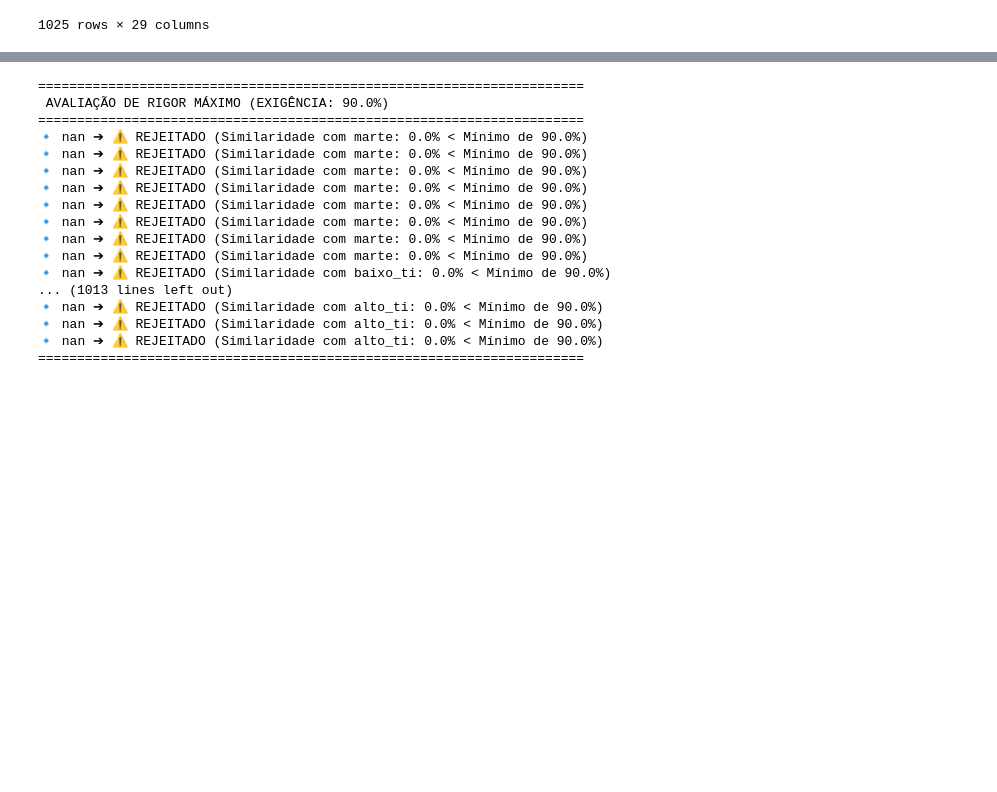
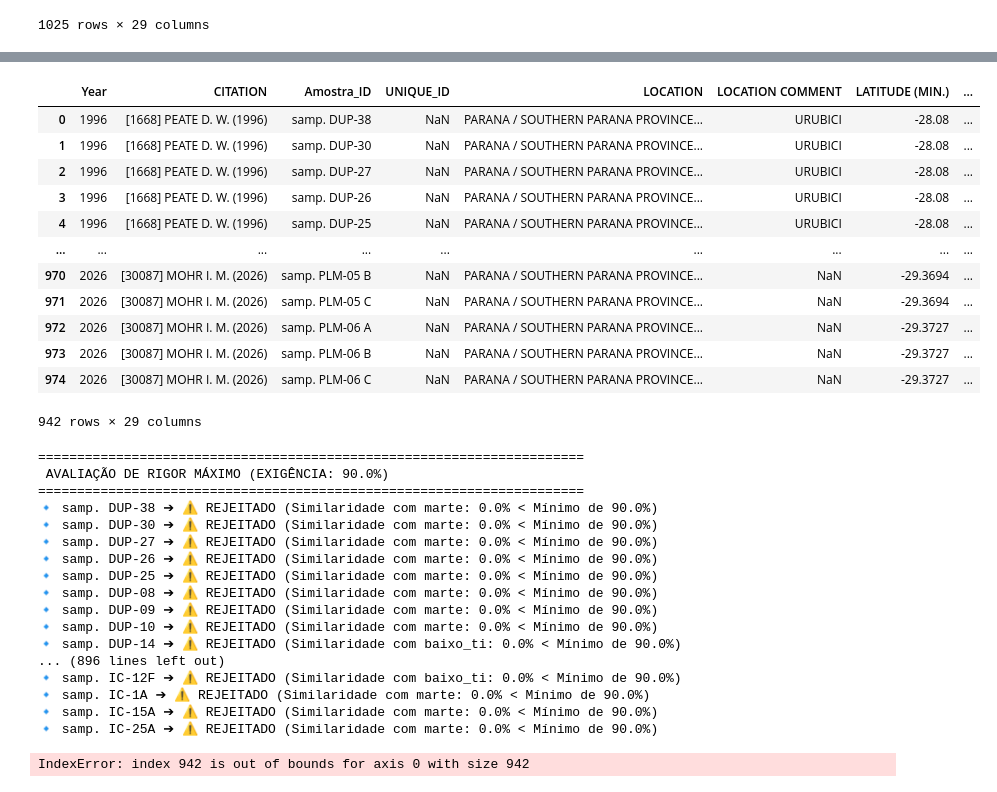
Before and after one commit to doraventuras/nasalindonas, a Jupyter notebook: dados.ipynb, the cells around one changed output, grey strips where cells are left out. Cells and saved outputs as stored; diff of their text form; code cells hidden in the pictures; blank space fills up the shorter version.

```diff
--- a/dados.ipynb
+++ b/dados.ipynb
@@ -29,7 +29,9 @@ df_dados = pd.read_csv('planilhaParana.csv', encoding='cp1252')
 df_dados = df_dados.rename(columns={'SIO2(WT%)': 'SIO2', 'TIO2(WT%)': 'TIO2', 'AL2O3(WT%)': 'AL2O3', 'MNO(WT%)': 'MNO', 'MGO(WT%)': 'MGO', 'CAO(WT%)': 'CAO', 'NA2O(WT%)': 'NA20', 'K2O(WT%)': 'K20', 'SAMPLE NAME': 'Amostra_ID'})
 display(df_dados)
 
-for col in df_dados:
+colunas_num = ['SIO2', 'TIO2', 'AL2O3','MNO', 'MGO', 'CAO', 'NA20', 'K20']
+
+for col in colunas_num:
   df_dados[col] = df_dados[col].astype(str).str.strip().str.replace(",", ".")
   df_dados[col] = pd.to_numeric(df_dados[col], errors="coerce")
 # %% [output]
@@ -49,3 +71,20 @@ for col in df_dados:
+# %%
+df_dados = df_dados.dropna(subset=['SIO2', 'TIO2', 'AL2O3','MNO', 'MGO', 'CAO', 'NA20', 'K20'])
+display(df_dados)
+# %% [output]
+|  | Year | CITATION | Amostra_ID | UNIQUE_ID | LOCATION | LOCATION COMMENT | LATITUDE (MIN.) | ... |
+| 0 | 1996 | [1668] PEATE D. W. (1996) | samp. DUP-38 | NaN | PARANA / SOUTHERN PARANA PROVINCE... | URUBICI | -28.08 | ... |
+| 1 | 1996 | [1668] PEATE D. W. (1996) | samp. DUP-30 | NaN | PARANA / SOUTHERN PARANA PROVINCE... | URUBICI | -28.08 | ... |
+| 2 | 1996 | [1668] PEATE D. W. (1996) | samp. DUP-27 | NaN | PARANA / SOUTHERN PARANA PROVINCE... | URUBICI | -28.08 | ... |
+| 3 | 1996 | [1668] PEATE D. W. (1996) | samp. DUP-26 | NaN | PARANA / SOUTHERN PARANA PROVINCE... | URUBICI | -28.08 | ... |
+| 4 | 1996 | [1668] PEATE D. W. (1996) | samp. DUP-25 | NaN | PARANA / SOUTHERN PARANA PROVINCE... | URUBICI | -28.08 | ... |
+| ... | ... | ... | ... | ... | ... | ... | ... | ... |
+| 970 | 2026 | [30087] MOHR I. M. (2026) | samp. PLM-05 B | NaN | PARANA / SOUTHERN PARANA PROVINCE... | NaN | -29.3694 | ... |
+| 971 | 2026 | [30087] MOHR I. M. (2026) | samp. PLM-05 C | NaN | PARANA / SOUTHERN PARANA PROVINCE... | NaN | -29.3694 | ... |
+| 972 | 2026 | [30087] MOHR I. M. (2026) | samp. PLM-06 A | NaN | PARANA / SOUTHERN PARANA PROVINCE... | NaN | -29.3727 | ... |
+| 973 | 2026 | [30087] MOHR I. M. (2026) | samp. PLM-06 B | NaN | PARANA / SOUTHERN PARANA PROVINCE... | NaN | -29.3727 | ... |
+| 974 | 2026 | [30087] MOHR I. M. (2026) | samp. PLM-06 C | NaN | PARANA / SOUTHERN PARANA PROVINCE... | NaN | -29.3727 | ... |
+942 rows × 29 columns
 # %%
 features = ['SIO2', 'TIO2', 'AL2O3','MNO', 'MGO', 'CAO', 'NA20', 'K20']
 
@@ -90,17 +129,18 @@ print("="*70)
 ======================================================================
  AVALIAÇÃO DE RIGOR MÁXIMO (EXIGÊNCIA: 90.0%)
 ======================================================================
-🔹 nan ➔ ⚠️ REJEITADO (Similaridade com marte: 0.0% < Mínimo de 90.0%)
-🔹 nan ➔ ⚠️ REJEITADO (Similaridade com marte: 0.0% < Mínimo de 90.0%)
-🔹 nan ➔ ⚠️ REJEITADO (Similaridade com marte: 0.0% < Mínimo de 90.0%)
-🔹 nan ➔ ⚠️ REJEITADO (Similaridade com marte: 0.0% < Mínimo de 90.0%)
-🔹 nan ➔ ⚠️ REJEITADO (Similaridade com marte: 0.0% < Mínimo de 90.0%)
-🔹 nan ➔ ⚠️ REJEITADO (Similaridade com marte: 0.0% < Mínimo de 90.0%)
-🔹 nan ➔ ⚠️ REJEITADO (Similaridade com marte: 0.0% < Mínimo de 90.0%)
-🔹 nan ➔ ⚠️ REJEITADO (Similaridade com marte: 0.0% < Mínimo de 90.0%)
-🔹 nan ➔ ⚠️ REJEITADO (Similaridade com baixo_ti: 0.0% < Mínimo de 90.0%)
-... (1013 lines left out)
-🔹 nan ➔ ⚠️ REJEITADO (Similaridade com alto_ti: 0.0% < Mínimo de 90.0%)
-🔹 nan ➔ ⚠️ REJEITADO (Similaridade com alto_ti: 0.0% < Mínimo de 90.0%)
-🔹 nan ➔ ⚠️ REJEITADO (Similaridade com alto_ti: 0.0% < Mínimo de 90.0%)
-======================================================================
+🔹 samp. DUP-38 ➔ ⚠️ REJEITADO (Similaridade com marte: 0.0% < Mínimo de 90.0%)
+🔹 samp. DUP-30 ➔ ⚠️ REJEITADO (Similaridade com marte: 0.0% < Mínimo de 90.0%)
+🔹 samp. DUP-27 ➔ ⚠️ REJEITADO (Similaridade com marte: 0.0% < Mínimo de 90.0%)
+🔹 samp. DUP-26 ➔ ⚠️ REJEITADO (Similaridade com marte: 0.0% < Mínimo de 90.0%)
+🔹 samp. DUP-25 ➔ ⚠️ REJEITADO (Similaridade com marte: 0.0% < Mínimo de 90.0%)
+🔹 samp. DUP-08 ➔ ⚠️ REJEITADO (Similaridade com marte: 0.0% < Mínimo de 90.0%)
+🔹 samp. DUP-09 ➔ ⚠️ REJEITADO (Similaridade com marte: 0.0% < Mínimo de 90.0%)
+🔹 samp. DUP-10 ➔ ⚠️ REJEITADO (Similaridade com marte: 0.0% < Mínimo de 90.0%)
+🔹 samp. DUP-14 ➔ ⚠️ REJEITADO (Similaridade com baixo_ti: 0.0% < Mínimo de 90.0%)
+... (896 lines left out)
+🔹 samp. IC-12F ➔ ⚠️ REJEITADO (Similaridade com baixo_ti: 0.0% < Mínimo de 90.0%)
+🔹 samp. IC-1A ➔ ⚠️ REJEITADO (Similaridade com marte: 0.0% < Mínimo de 90.0%)
+🔹 samp. IC-15A ➔ ⚠️ REJEITADO (Similaridade com marte: 0.0% < Mínimo de 90.0%)
+🔹 samp. IC-25A ➔ ⚠️ REJEITADO (Similaridade com marte: 0.0% < Mínimo de 90.0%)
+IndexError: index 942 is out of bounds for axis 0 with size 942
```
Also changed, not shown: parts of 1 cell of this notebook.
